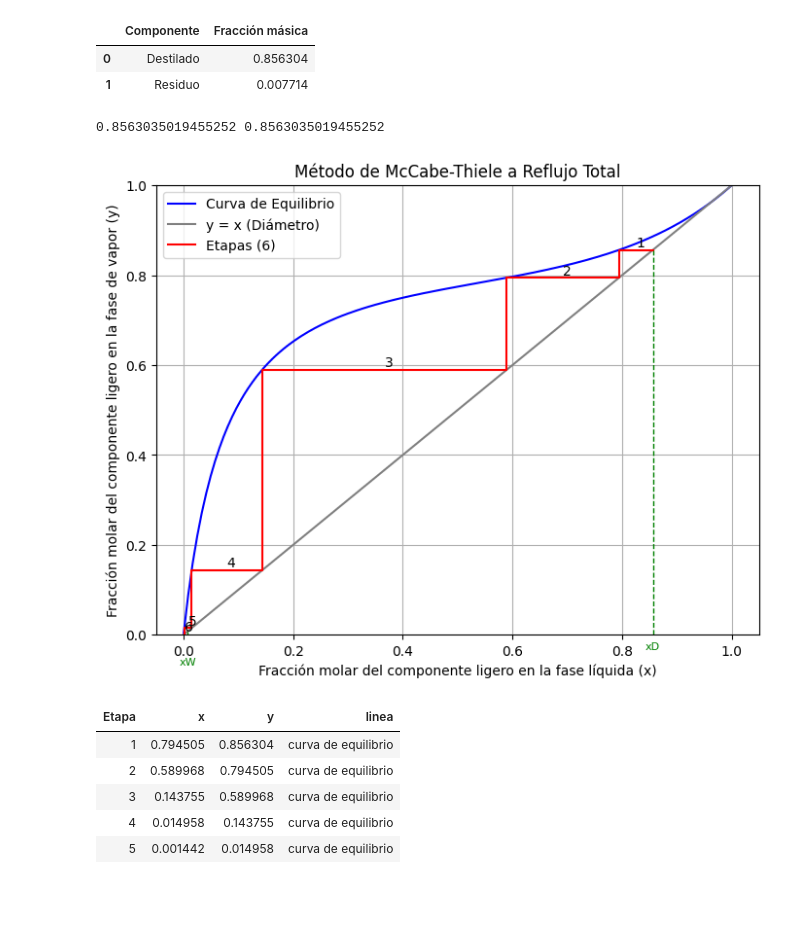
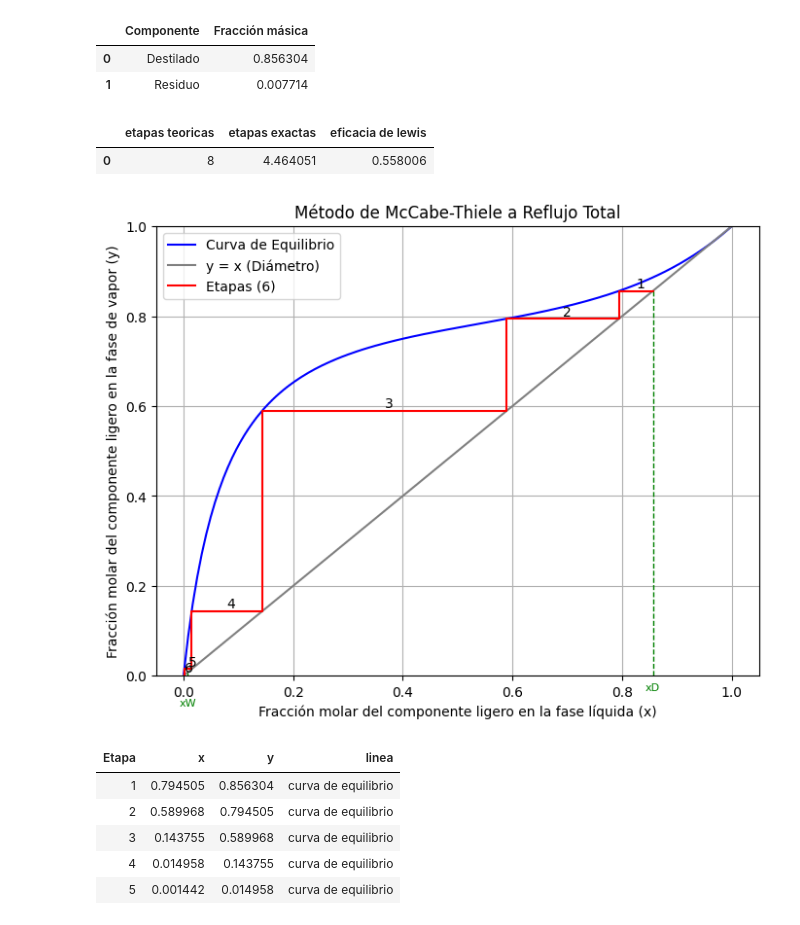
Before and after one commit to ChristianPh404/exp2, a Jupyter notebook: pract14.ipynb, the cells around one changed output. Saved outputs shown, nothing was run; the diff lists cells and outputs as text; code cells hidden in the pictures; blank space fills up the shorter version.

```diff
--- a/pract14.ipynb
+++ b/pract14.ipynb
@@ -362,7 +362,8 @@ x2=1-x1
 y2=1-y1
 xD = x_destilado  # Fracción molar del componente ligero en el destilado
 xW = x_residuo    # Fracción molar del componente ligero en el residuo
-
+# Etapas reales de la columna de rectificacion
+Etapas_reales=8
 # Initial point (total reflux: the first stage is the distillate)
 s = np.zeros((200, 2))
 s[0, 0] = xD
@@ -376,7 +377,6 @@ for i in range(1, 200):
         break
     # Horizontal movement to the equilibrium curve
     s[i, 0] = np.interp(s[i, 1], y1, x1)  # Find the corresponding x on the equilibrium curve
-
 
 # Clean rows with unnecessary zeros
 s = s[~np.all(s == 0, axis=1)]
@@ -402,48 +402,67 @@ for i in range(0, s_rows):
         S[i * 2 + 1, 0] = s[i, 0]  # Last point, no further stages
         S[i * 2 + 1, 1] = s[i, 0]  # y = x for the last point
         num_stages = s_rows - 1
+
 for i in range(1,s_rows-1):
     data['Etapa'].append(i)
     data['x'].append(s[i, 0])
     data['y'].append(s[i, 1])
     data['linea'].append('curva de equilibrio')
 df = pd.DataFrame(data)
+x_ult_etapa = data['x'][-1]
+x_penult = data['x'][-2]
+tolerancia = 1e-5  # Tolerancia para considerar valores casi iguales
+if np.abs(x_ult_etapa - x_penult) < tolerancia:
+    ultima_etapa_exacta = 0  # No se aplica la regla de la palanca si los valores son iguales o casi iguales
+    Nt_etapas = len(data['Etapa'])  # Número total de etapas
+    eficacia_lewis = Nt_etapas / Etapas_reales
+else:
+    ultima_etapa_exacta = (xW - x_ult_etapa) / (x_penult - x_ult_etapa)
+    Nt_etapas = s_rows - 3 + ultima_etapa_exacta      # el -3 viene de que el primer valor no lo pilla por que es justo el punto xd,xd
+    eficacia_lewis = Nt_etapas / Etapas_reales        # de ahi un -1, el otro es por que el numero de etapas se definia como el de columnas-1
+Etapas_frame=pd.DataFrame({                           # y el ultimo es por que la ultima etapa no se cuenta para poder tomarla exacta
+    'etapas teoricas': [len(data['Etapa'])],
+    'etapas exactas': [Nt_etapas],
+    'etapas teoricas': [Etapas_reales],
+    'eficacia de lewis': [eficacia_lewis]
+})
+display(Etapas_frame)
 # Graficar el diagrama de McCabe-Thiele
 plt.figure(figsize=(8, 6))
 plt.plot(x1, y1, label='Curva de Equilibrio', color='blue')
 plt.plot([0, 1], [0, 1], color='gray', label='y = x (Diámetro)')
 plt.plot(S[:, 0], S[:, 1], color='red', label=f'Etapas ({num_stages})')
 
 # Plot xD and xW points with smaller size
 plt.scatter([xD, xW], [xD, xW], color='green', zorder=5, s=0)
 
 # Add dashed lines from the x-axis to the points
 plt.plot([xD, xD], [0, xD], color='green', linestyle='--', linewidth=1)
 plt.plot([xW, xW], [0, xW], color='green', linestyle='--', linewidth=1)
 for i in range(num_stages):
     mid_x = (S[i * 2, 0] + S[i * 2 + 2, 0]) / 2
     y = S[i * 2 + 2, 1]
     plt.text(mid_x, y, f'{i+1}', fontsize=10, verticalalignment='bottom', horizontalalignment='left')
 # Add labels on the x-axis
 plt.text(xD, -0.015, 'xD',color='green', fontsize=8, verticalalignment='top', horizontalalignment='center')
 plt.text(xW, -0.05, 'xW',color='green', fontsize=8, verticalalignment='top', horizontalalignment='center')
 
 # Set y-axis to start at 0
 plt.ylim(0, 1)
-print(S [0, 0], S [0, 1])
 plt.xlabel('Fracción molar del componente ligero en la fase líquida (x)')
 plt.ylabel('Fracción molar del componente ligero en la fase de vapor (y)')
 plt.title('Método de McCabe-Thiele a Reflujo Total')
 plt.legend()
 plt.grid(True)
 plt.show()
 display(df.style.hide(axis='index'))
 # %% [output]
-0.8563035019455252 0.8563035019455252
+|  | etapas teoricas | etapas exactas | eficacia de lewis |
+| 0 | 8 | 4.464051 | 0.558006 |
 [figure]
-| Etapa | x | y | linea |
-| 1 | 0.794505 | 0.856304 | curva de equilibrio |
-| 2 | 0.589968 | 0.794505 | curva de equilibrio |
-| 3 | 0.143755 | 0.589968 | curva de equilibrio |
-| 4 | 0.014958 | 0.143755 | curva de equilibrio |
-| 5 | 0.001442 | 0.014958 | curva de equilibrio |
+| Etapa | x | y | linea |
+| 1 | 0.794505 | 0.856304 | curva de equilibrio |
+| 2 | 0.589968 | 0.794505 | curva de equilibrio |
+| 3 | 0.143755 | 0.589968 | curva de equilibrio |
+| 4 | 0.014958 | 0.143755 | curva de equilibrio |
+| 5 | 0.001442 | 0.014958 | curva de equilibrio |
```
